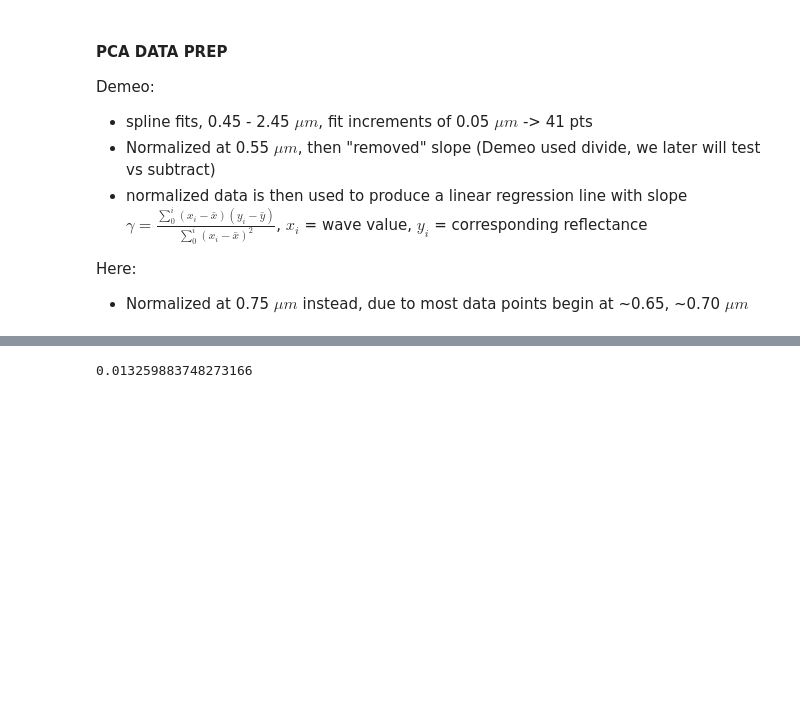
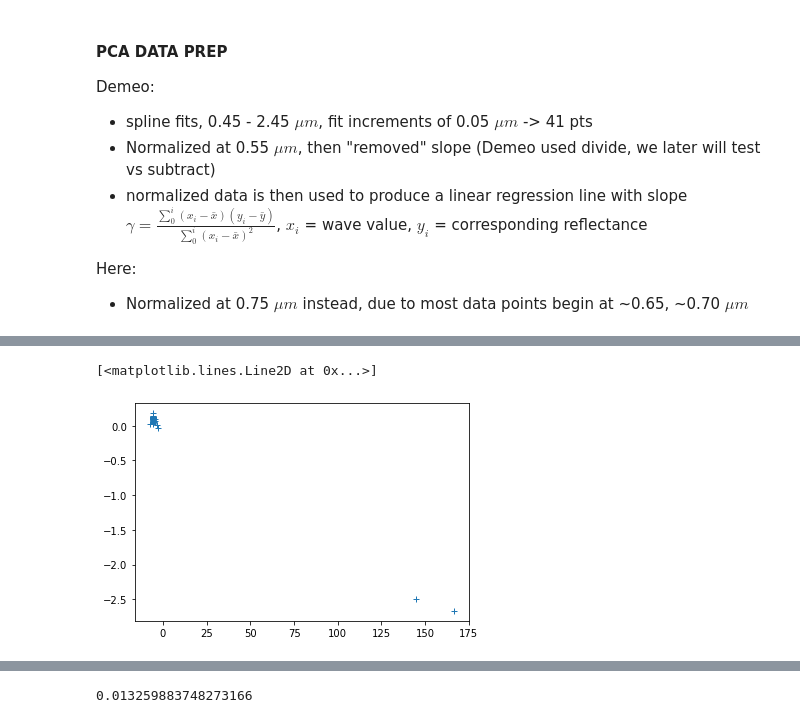
Before and after one commit to jcswong/splat_projects, a Jupyter notebook: AsteroidClassification/classifyAwsteroidV2.ipynb, the cells around one changed output, grey strips where cells are left out. Saved outputs shown, nothing was run; the diff lists cells and outputs as text; code cells hidden in the pictures; blank space fills up the shorter version.

```diff
--- a/AsteroidClassification/classifyAwsteroidV2.ipynb
+++ b/AsteroidClassification/classifyAwsteroidV2.ipynb
@@ -283,0 +386,2 @@ def lin_regress(xxnew, yynew):
+# %%
+covariance_matrix = np.dot(subtracted_data_matrix,subtracted_data_matrix.T)/number_of_objs
@@ -283,0 +409,4 @@ def lin_regress(xxnew, yynew):
+# %%
+# finding eigenvectors of the covariance_matrix
+
+covariance_eigenvalues, covariance_eigenvectors = eig(covariance_matrix)
@@ -283,0 +457,12 @@ def lin_regress(xxnew, yynew):
+# %%
+# computing principal components
+# PC_x = Eigenvector^T * subtracted_data_matrix_column^T
+# get column 0 as such subtracted_data_matrix[:,0]
+
+principal_components = []
+for i in np.arange(covariance_eigenvectors.shape[0]):
+    tp_one_component = []
+    for j in np.arange(subtracted_data_matrix.shape[1]):
+        tp_one_component.append(np.dot(covariance_eigenvectors[i].T,subtracted_data_matrix[:,j].T))
+#         print(subtracted_data_matrix[:,j].T)
+    principal_components.append(tp_one_component)
@@ -283,0 +473,2 @@ def lin_regress(xxnew, yynew):
+# %%
+principal_components_array = np.array(principal_components)
@@ -283,0 +493,5 @@ def lin_regress(xxnew, yynew):
+# %%
+plt.plot(principal_components_array[0], principal_components_array[1], '+')
+# %% [output]
+[<matplotlib.lines.Line2D at 0x...>]
+[figure, added]
```
Also changed, not shown: parts of 43 cells of this notebook.
